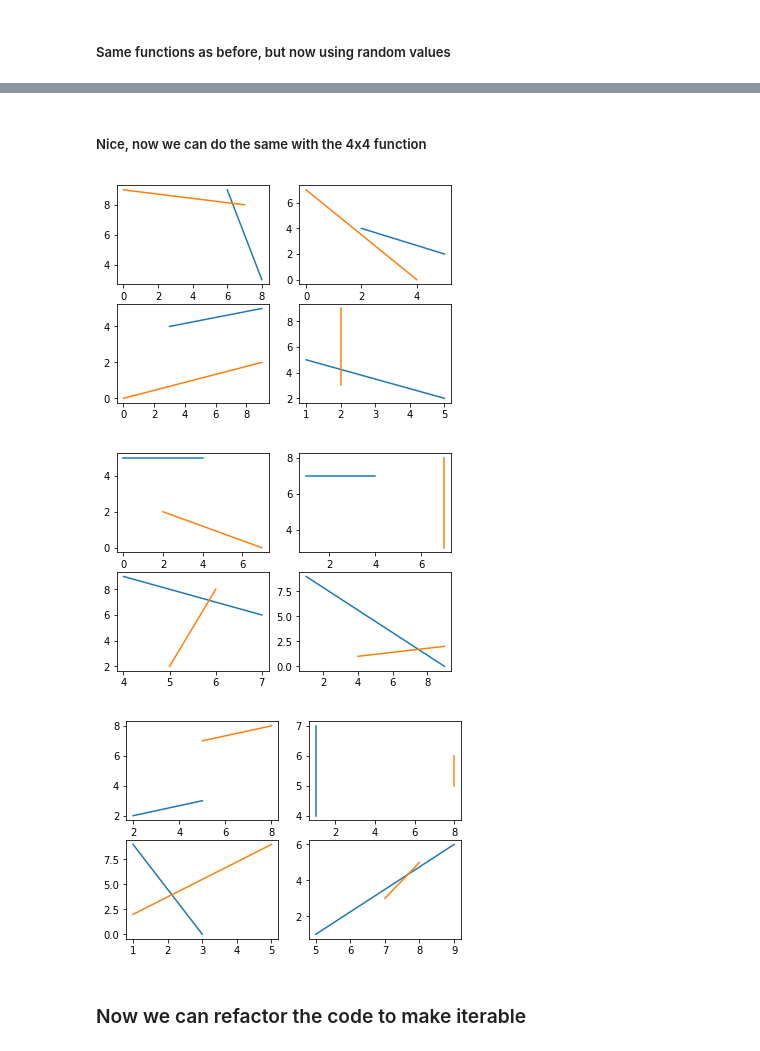
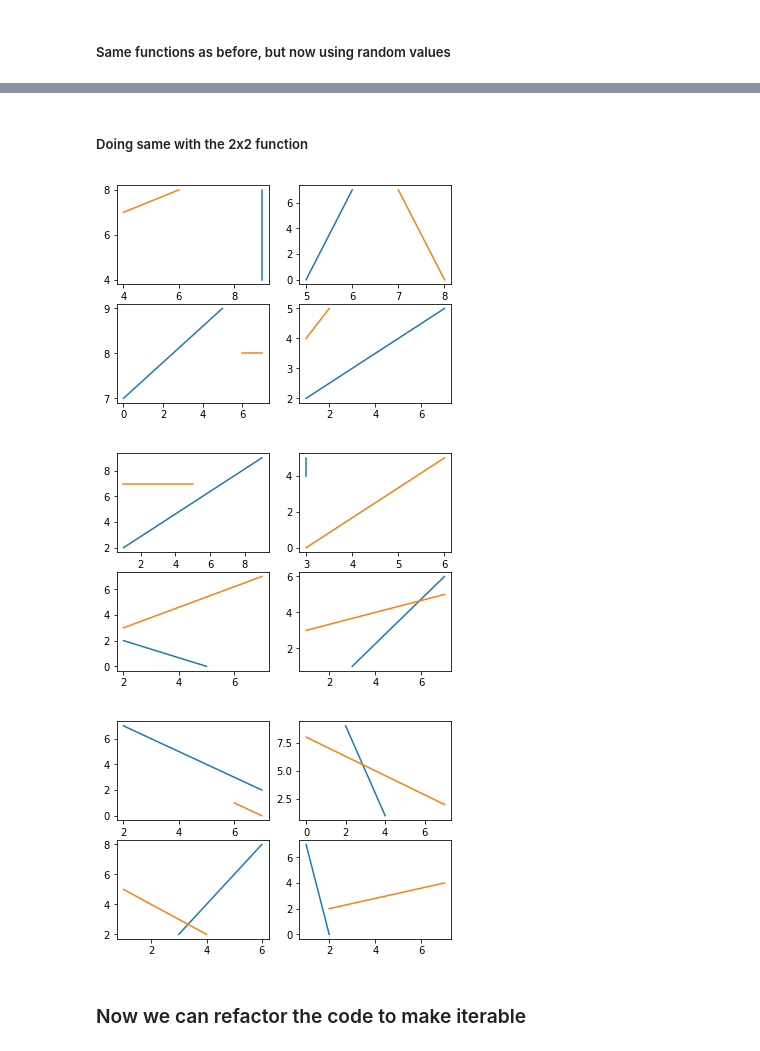
Before and after one commit to bjuncklaus/Matplotlib-Tutorials, a Jupyter notebook: subplot_examples_with_matplotlib-pyplot.ipynb, the cells around one changed output, grey strips where cells are left out. Drawn from its saved outputs; the diff is of its cells as text; code cells hidden in the pictures.

```diff
--- a/subplot_examples_with_matplotlib-pyplot.ipynb
+++ b/subplot_examples_with_matplotlib-pyplot.ipynb
@@ -19,5 +23,5 @@ two_by_one_plot()
 # %%
-def four_by_four_plot():
+def two_by_two():
     fig = PLT.figure()
 
     ax1 = fig.add_subplot(221) # upper left plot
@@ -81,7 +93,7 @@ two_by_one_plot() # Let's run it again to test it out
 # %% [markdown]
-##### Nice, now we can do the same with the 4x4 function
+##### Doing same with the 2x2 function
 # %%
-def four_by_four_plot():
+def two_by_two():
     fig = PLT.figure()
 
     ax1 = fig.add_subplot(221) # upper left plot
@@ -99,17 +111,17 @@ def four_by_four_plot():
     # To show it outside jupyter notebook
     PLT.show()
 # %%
-four_by_four_plot() # Alright, let's try it out
+two_by_two() # Alright, let's try it out
 # %% [output]
-[figure, old version]
+[figure, new version]
 # %%
-four_by_four_plot() # Getting different results
+two_by_two() # Getting different results
 # %% [output]
-[figure, old version]
+[figure, new version]
 # %%
-four_by_four_plot() # Running it again, just because we can
+two_by_two() # Running it again, just because we can
 # %% [output]
-[figure, old version]
+[figure, new version]
 # %% [markdown]
 ### Now we can refactor the code to make iterable
 # %% [markdown]
```
Also changed, not shown: parts of 27 cells of this notebook, 1 other file.
